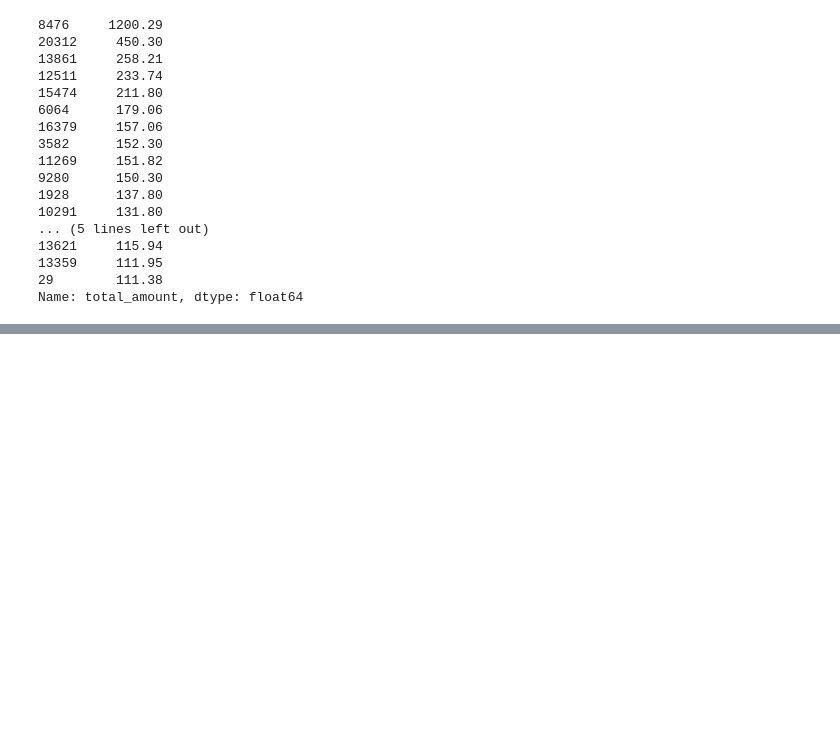
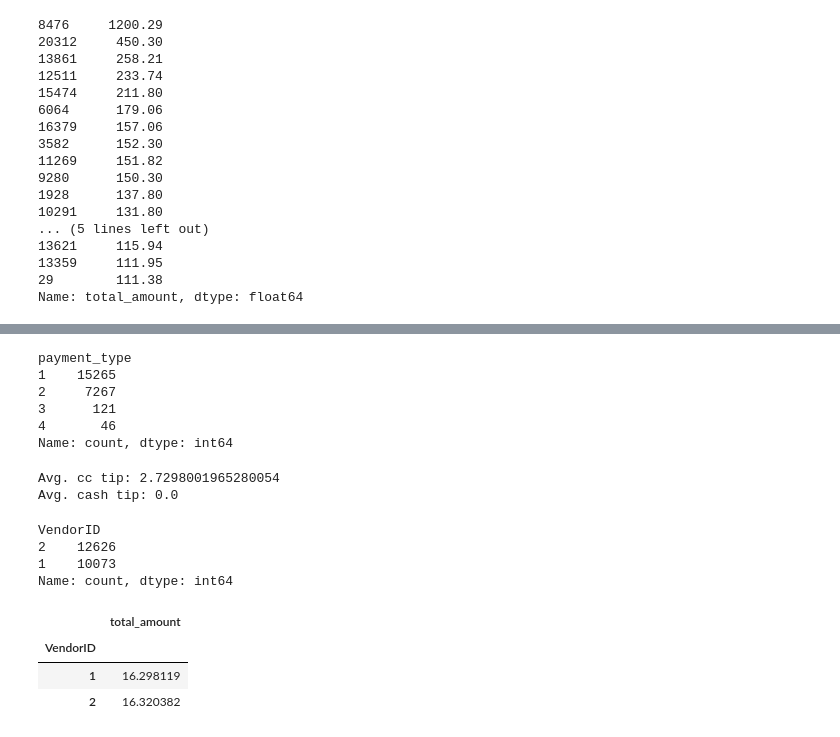
Before and after one commit to alishanstyles/Automatidata, a Jupyter notebook: Untitled.ipynb, the cells around one changed output, grey strips where cells are left out. Drawn from its saved outputs; the diff is of its cells as text; code cells hidden in the pictures; blank space fills up the shorter version.

```diff
--- a/Untitled.ipynb
+++ b/Untitled.ipynb
@@ -498,0 +520,37 @@ Name: total_amount, dtype: float64
+# %%
+# How many of each payment type are represented in the data?
+df['payment_type'].value_counts()
+# %% [output]
+payment_type
+1    15265
+2     7267
+3      121
+4       46
+Name: count, dtype: int64
+# %%
+# The average tip for trips paid for with credit card
+avg_cc_tip = df[df['payment_type']==1]['tip_amount'].mean()
+print('Avg. cc tip:', avg_cc_tip)
+
+# The average tip for trips paid for with cash
+avg_cash_tip = df[df['payment_type']==2]['tip_amount'].mean()
+print('Avg. cash tip:', avg_cash_tip)
+# %% [output]
+Avg. cc tip: 2.7298001965280054
+Avg. cash tip: 0.0
+# %%
+# Amount of times vendor ID is represented in the data
+df['VendorID'].value_counts()
+# %% [output]
+VendorID
+2    12626
+1    10073
+Name: count, dtype: int64
+# %%
+# The mean total amount for each vendor?
+df.groupby(['VendorID']).mean(numeric_only=True)[['total_amount']]
+# %% [output]
+|  | total_amount |
+| VendorID |  |
+| 1 | 16.298119 |
+| 2 | 16.320382 |
```
Also changed, not shown: parts of 3 cells of this notebook.
